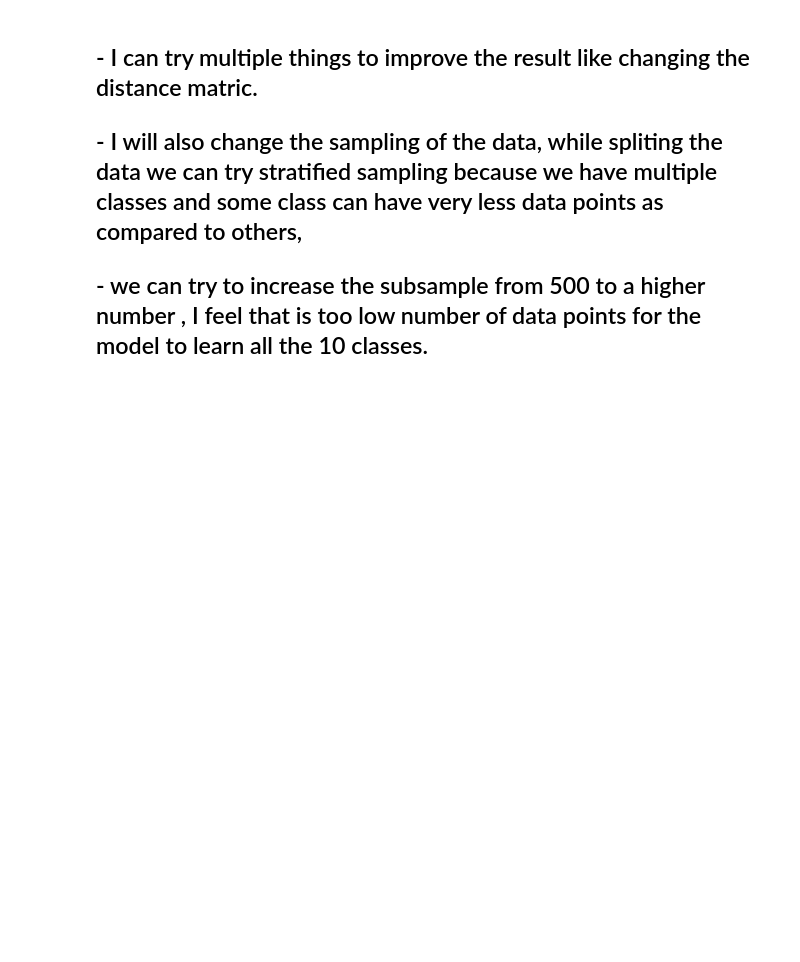
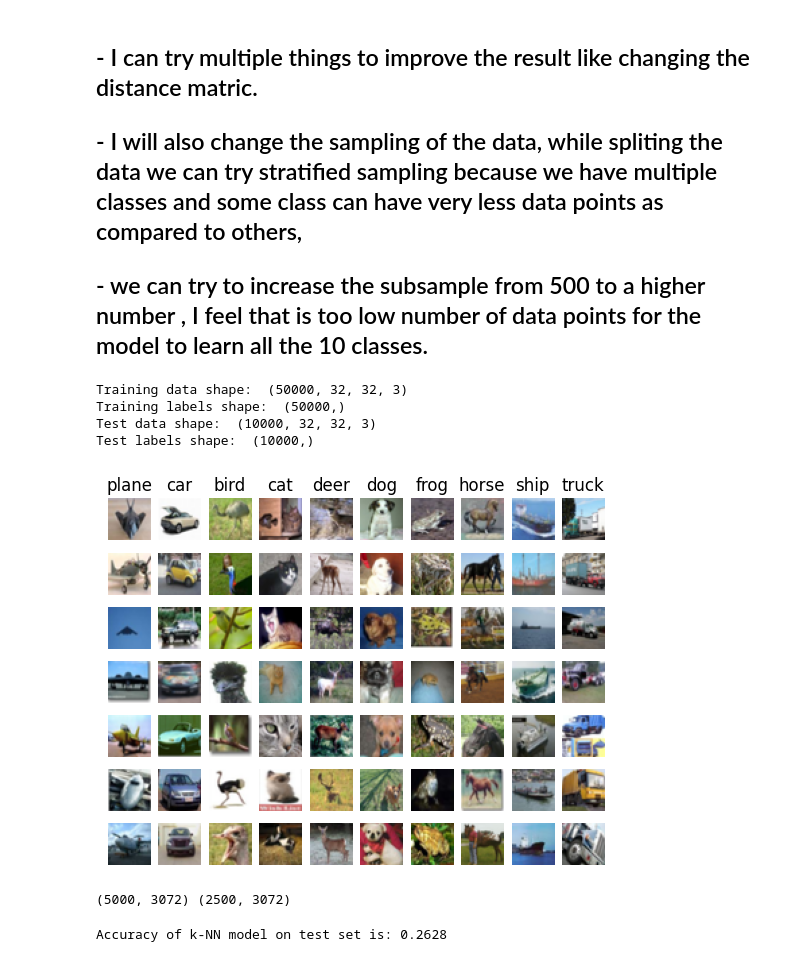
Before and after one commit to Computer-Vision-Group-F/Assignment1, a Jupyter notebook: knn.ipynb, the cells around one changed output. Saved outputs shown, nothing was run; the diff lists cells and outputs as text; code cells hidden in the pictures; blank space fills up the shorter version.

Commit message:
knn with 5k images data commit

```diff
--- a/knn.ipynb
+++ b/knn.ipynb
@@ -198,0 +201,30 @@ plt.show()         # plotting confusion matrix
+# %%
+X_train, y_train, X_test, y_test = data_utils.load_CIFAR10(cifar10_dir)
+
+# Checking the size of the training and testing data
+print('Training data shape: ', X_train.shape)
+print('Training labels shape: ', y_train.shape)
+print('Test data shape: ', X_test.shape)
+print('Test labels shape: ', y_test.shape)
+# %% [output]
+Training data shape:  (50000, 32, 32, 3)
+Training labels shape:  (50000,)
+Test data shape:  (10000, 32, 32, 3)
+Test labels shape:  (10000,)
+# %%
+classes = ['plane', 'car', 'bird', 'cat', 'deer', 'dog', 'frog', 'horse', 'ship', 'truck']
+num_classes = len(classes)
+samples_per_class = 7
+for y, cls in enumerate(classes):
+    idxs = np.flatnonzero(y_train == y)
+    idxs = np.random.choice(idxs, samples_per_class, replace=False)
+    for i, idx in enumerate(idxs):
+        plt_idx = i * num_classes + y + 1
+        plt.subplot(samples_per_class, num_classes, plt_idx)
+        plt.imshow(X_train[idx].astype('uint8'))
+        plt.axis('off')
+        if i == 0:
+            plt.title(cls)
+plt.show()
+# %% [output]
+[figure, added]
@@ -198,0 +241,22 @@ plt.show()         # plotting confusion matrix
+# %%
+# reshaping data and placing into rows
+X_train = np.reshape(X_train, (X_train.shape[0], -1))
+X_test = np.reshape(X_test, (X_test.shape[0], -1))
+print(X_train.shape, X_test.shape)
+# %% [output]
+(5000, 3072) (2500, 3072)
+# %%
+X_train_reshape = X_train.reshape(X_train.shape[0], -1)
+X_test_reshape = X_test.reshape(X_test.shape[0], -1)
+
+knn = KNeighborsClassifier(n_neighbors=5)
+knn.fit(X_train_reshape, y_train)
+
+Y_pred = knn.predict(X_test_reshape)
+
+# Calculate the accuracy of the k-NN model on the test set with 2500 images
+accuracy = np.mean(Y_pred == y_test)
+
+print("Accuracy of k-NN model on test set is:", accuracy)
+# %% [output]
+Accuracy of k-NN model on test set is: 0.2628
```
Also changed, not shown: parts of 5 cells of this notebook, 1 other file.
